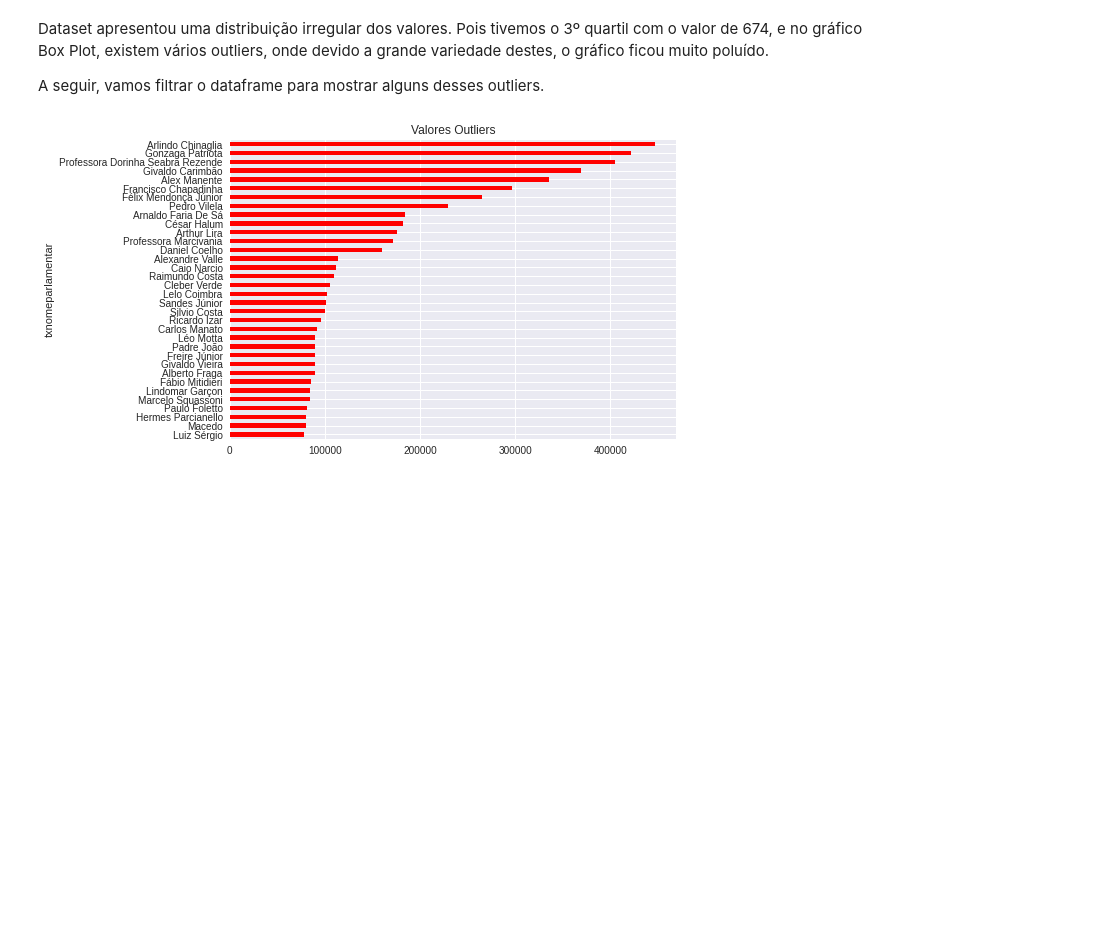
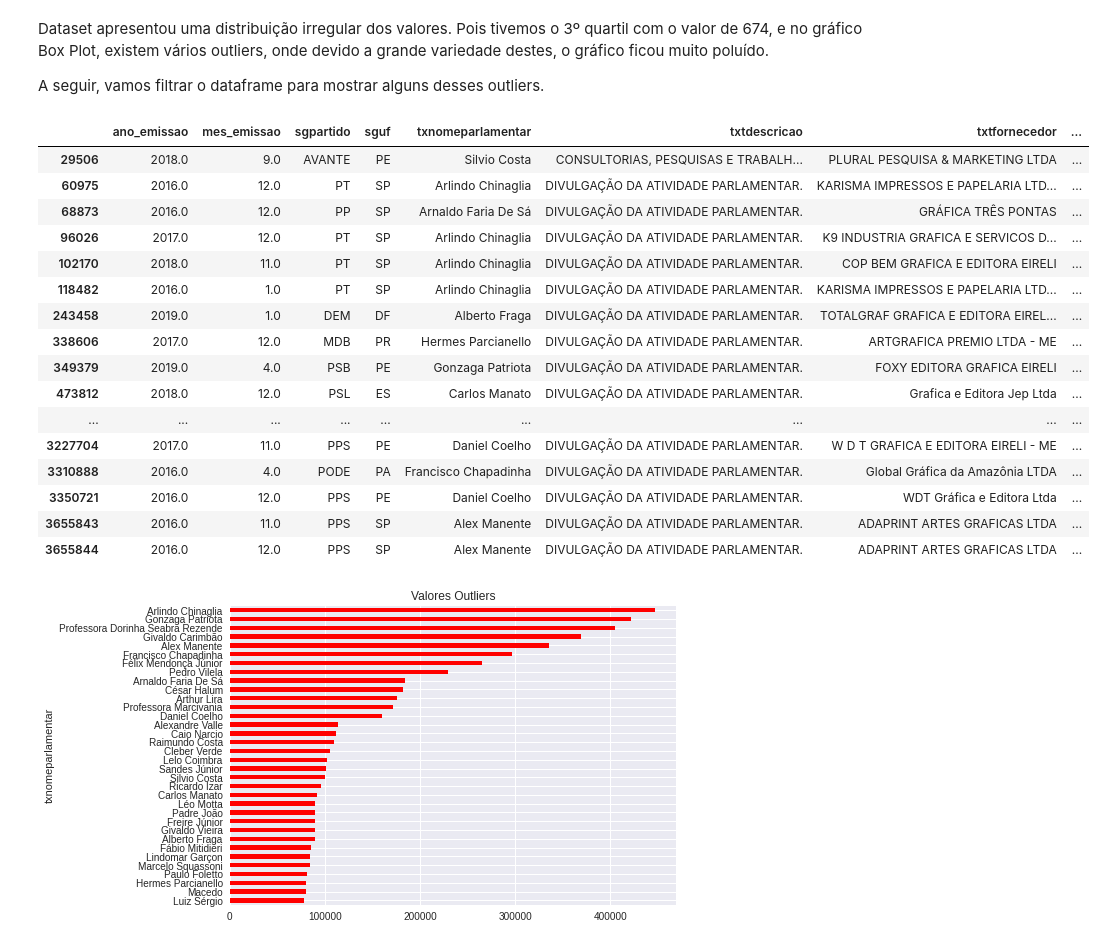
Before and after one commit to romiof/Dio_Pandas, a Jupyter notebook: DIO_AnaliseDados_Pandas.ipynb, the cells around one changed output. Drawn from its saved outputs; the diff is of its cells as text; code cells hidden in the pictures; blank space fills up the shorter version.

```diff
--- a/DIO_AnaliseDados_Pandas.ipynb
+++ b/DIO_AnaliseDados_Pandas.ipynb
@@ -251,6 +251,25 @@ Dataset apresentou uma distribuição irregular dos valores. Pois tivemos o 3º
 A seguir, vamos filtrar o dataframe para mostrar alguns desses outliers.
 # %%
 df_outliers = df[df["vlrliquido"] > 75000]
+df_outliers[["ano_emissao", "mes_emissao", "sgpartido", "sguf", "txnomeparlamentar", "txtdescricao", "txtfornecedor", "vlrliquido"]]
+# %% [output]
+|  | ano_emissao | mes_emissao | sgpartido | sguf | txnomeparlamentar | txtdescricao | txtfornecedor | ... |
+| 29506 | 2018.0 | 9.0 | AVANTE | PE | Silvio Costa | CONSULTORIAS, PESQUISAS E TRABALH... | PLURAL PESQUISA & MARKETING LTDA | ... |
+| 60975 | 2016.0 | 12.0 | PT | SP | Arlindo Chinaglia | DIVULGAÇÃO DA ATIVIDADE PARLAMENTAR. | KARISMA IMPRESSOS E PAPELARIA LTD... | ... |
+| 68873 | 2016.0 | 12.0 | PP | SP | Arnaldo Faria De Sá | DIVULGAÇÃO DA ATIVIDADE PARLAMENTAR. | GRÁFICA TRÊS PONTAS | ... |
+| 96026 | 2017.0 | 12.0 | PT | SP | Arlindo Chinaglia | DIVULGAÇÃO DA ATIVIDADE PARLAMENTAR. | K9 INDUSTRIA GRAFICA E SERVICOS D... | ... |
+| 102170 | 2018.0 | 11.0 | PT | SP | Arlindo Chinaglia | DIVULGAÇÃO DA ATIVIDADE PARLAMENTAR. | COP BEM GRAFICA E EDITORA EIRELI | ... |
+| 118482 | 2016.0 | 1.0 | PT | SP | Arlindo Chinaglia | DIVULGAÇÃO DA ATIVIDADE PARLAMENTAR. | KARISMA IMPRESSOS E PAPELARIA LTD... | ... |
+| 243458 | 2019.0 | 1.0 | DEM | DF | Alberto Fraga | DIVULGAÇÃO DA ATIVIDADE PARLAMENTAR. | TOTALGRAF GRAFICA E EDITORA EIREL... | ... |
+| 338606 | 2017.0 | 12.0 | MDB | PR | Hermes Parcianello | DIVULGAÇÃO DA ATIVIDADE PARLAMENTAR. | ARTGRAFICA PREMIO LTDA - ME | ... |
+| 349379 | 2019.0 | 4.0 | PSB | PE | Gonzaga Patriota | DIVULGAÇÃO DA ATIVIDADE PARLAMENTAR. | FOXY EDITORA GRAFICA EIRELI | ... |
+| 473812 | 2018.0 | 12.0 | PSL | ES | Carlos Manato | DIVULGAÇÃO DA ATIVIDADE PARLAMENTAR. | Grafica e Editora Jep Ltda | ... |
+| ... | ... | ... | ... | ... | ... | ... | ... | ... |
+| 3227704 | 2017.0 | 11.0 | PPS | PE | Daniel Coelho | DIVULGAÇÃO DA ATIVIDADE PARLAMENTAR. | W D T GRAFICA E EDITORA EIRELI - ME | ... |
+| 3310888 | 2016.0 | 4.0 | PODE | PA | Francisco Chapadinha | DIVULGAÇÃO DA ATIVIDADE PARLAMENTAR. | Global Gráfica da Amazônia LTDA | ... |
+| 3350721 | 2016.0 | 12.0 | PPS | PE | Daniel Coelho | DIVULGAÇÃO DA ATIVIDADE PARLAMENTAR. | WDT Gráfica e Editora Ltda | ... |
+| 3655843 | 2016.0 | 11.0 | PPS | SP | Alex Manente | DIVULGAÇÃO DA ATIVIDADE PARLAMENTAR. | ADAPRINT ARTES GRAFICAS LTDA | ... |
+| 3655844 | 2016.0 | 12.0 | PPS | SP | Alex Manente | DIVULGAÇÃO DA ATIVIDADE PARLAMENTAR. | ADAPRINT ARTES GRAFICAS LTDA | ... |
 # %%
 # Plotar em gráfico os deputados que estão nos outliers
 df_outliers.groupby(df_outliers["txnomeparlamentar"])["vlrliquido"].sum().round(2).sort_values(ascending=True).plot.barh(title="Valores Outliers", color="red")
```
Also changed, not shown: parts of 4 cells of this notebook.
